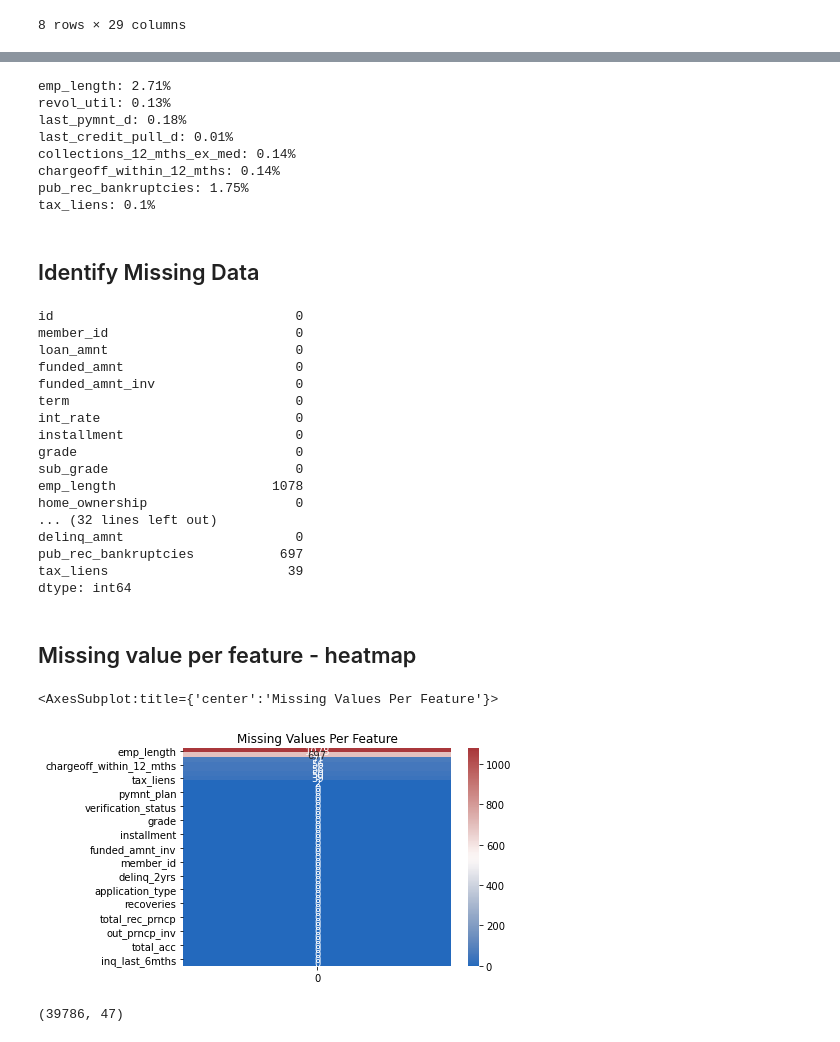
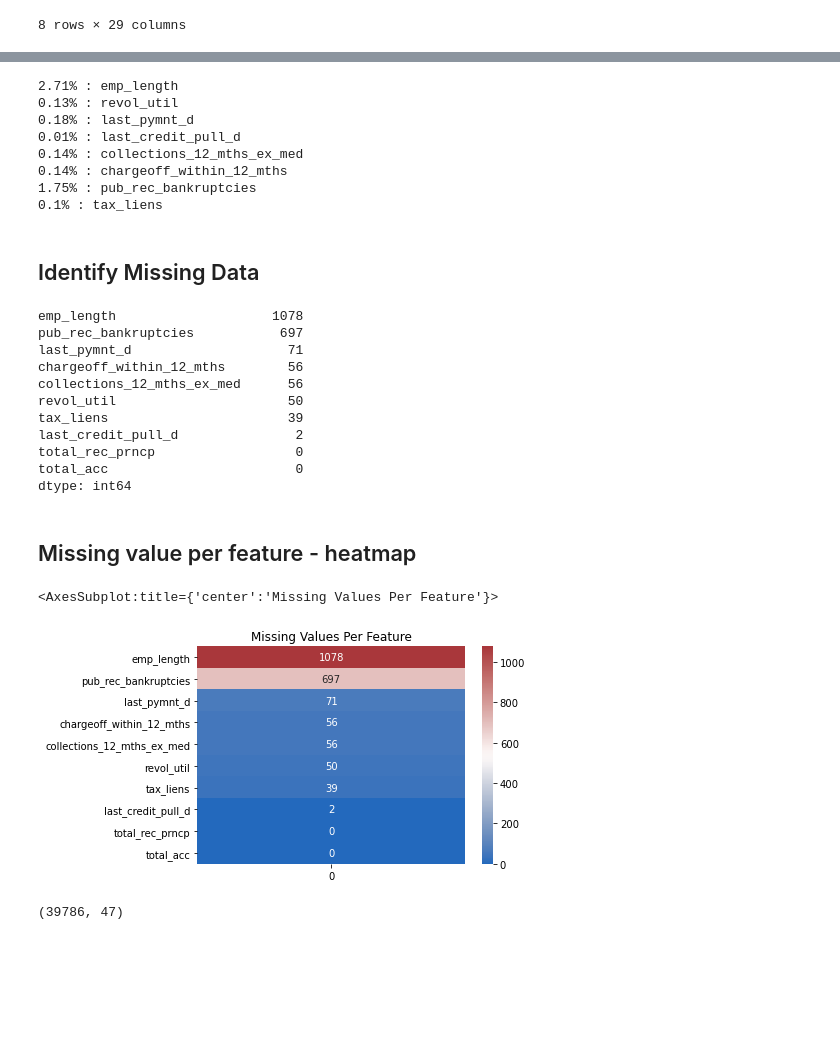
Before and after one commit to andvsilva/dataset, a Jupyter notebook: notebooks/cleaning.ipynb, the cells around one changed output, grey strips where cells are left out. Drawn from its saved outputs; the diff is of its cells as text; code cells hidden in the pictures; blank space fills up the shorter version.

```diff
--- a/notebooks/cleaning.ipynb
+++ b/notebooks/cleaning.ipynb
@@ -128,50 +162,44 @@ list_columns_nan = list()
 for column in df.columns:
     percentage = df[column].isnull().mean()
     if(percentage != 0):
-        print(f'{column}: {round(percentage*100, 2)}%')
+        print(f'{round(percentage*100, 2)}% : {column}')
         list_columns_nan.append(column)
 # %% [output]
-emp_length: 2.71%
-revol_util: 0.13%
-last_pymnt_d: 0.18%
-last_credit_pull_d: 0.01%
-collections_12_mths_ex_med: 0.14%
-chargeoff_within_12_mths: 0.14%
-pub_rec_bankruptcies: 1.75%
-tax_liens: 0.1%
+2.71% : emp_length
+0.13% : revol_util
+0.18% : last_pymnt_d
+0.01% : last_credit_pull_d
+0.14% : collections_12_mths_ex_med
+0.14% : chargeoff_within_12_mths
+1.75% : pub_rec_bankruptcies
+0.1% : tax_liens
 # %% [markdown]
 ## Identify Missing Data
 # %%
 # count NaN found in the dataset
-df.isna().sum()
+df.isna().sum().sort_values(ascending = False).head(10)
 # %% [output]
-id                               0
-member_id                        0
-loan_amnt                        0
-funded_amnt                      0
-funded_amnt_inv                  0
-term                             0
-int_rate                         0
-installment                      0
-grade                            0
-sub_grade                        0
 emp_length                    1078
-home_ownership                   0
-... (32 lines left out)
-delinq_amnt                      0
 pub_rec_bankruptcies           697
+last_pymnt_d                    71
+chargeoff_within_12_mths        56
+collections_12_mths_ex_med      56
+revol_util                      50
 tax_liens                       39
+last_credit_pull_d               2
+total_rec_prncp                  0
+total_acc                        0
 dtype: int64
 # %% [markdown]
 ## Missing value per feature - heatmap
 # %%
 # heatmap - give a big picture of the missing values on the dataset.
 plt.title('Missing Values Per Feature')
-nans = df.isna().sum().sort_values(ascending=False).to_frame() # get NaN
+nans = df.isna().sum().sort_values(ascending=False).head(10).to_frame() # get NaN
 sns.heatmap(nans,annot=True,fmt='d',cmap='vlag') # seaborn
 # %% [output]
 <AxesSubplot:title={'center':'Missing Values Per Feature'}>
-[figure, old version]
+[figure, new version]
 # %%
 #df = df.dropna() # drop rows with NaN's
 df.shape
```
Also changed, not shown: parts of 7 cells of this notebook, 2 other files.
